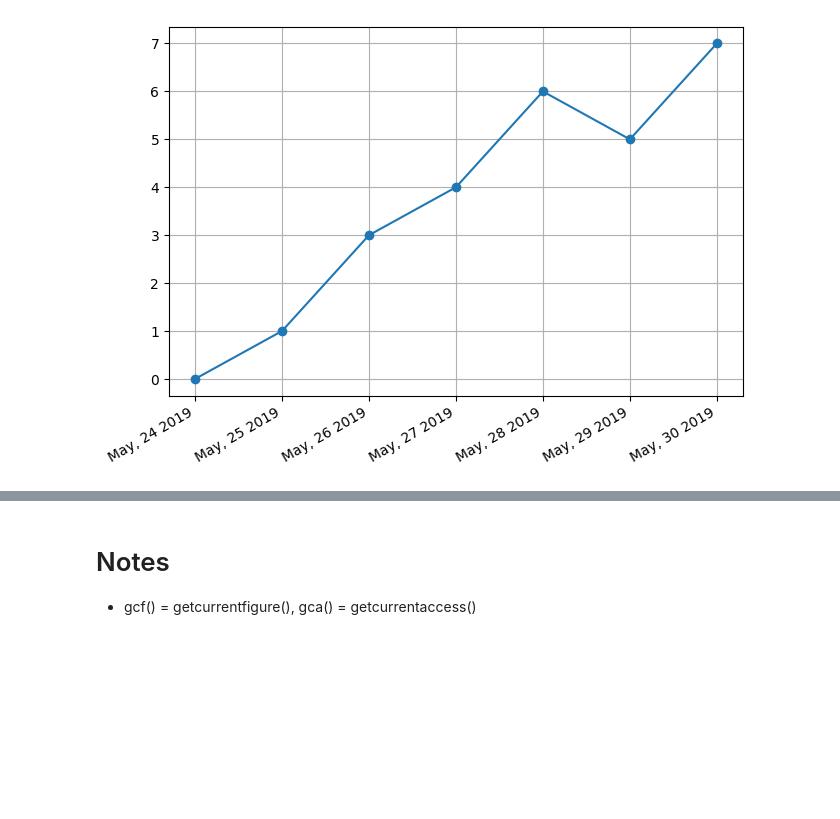
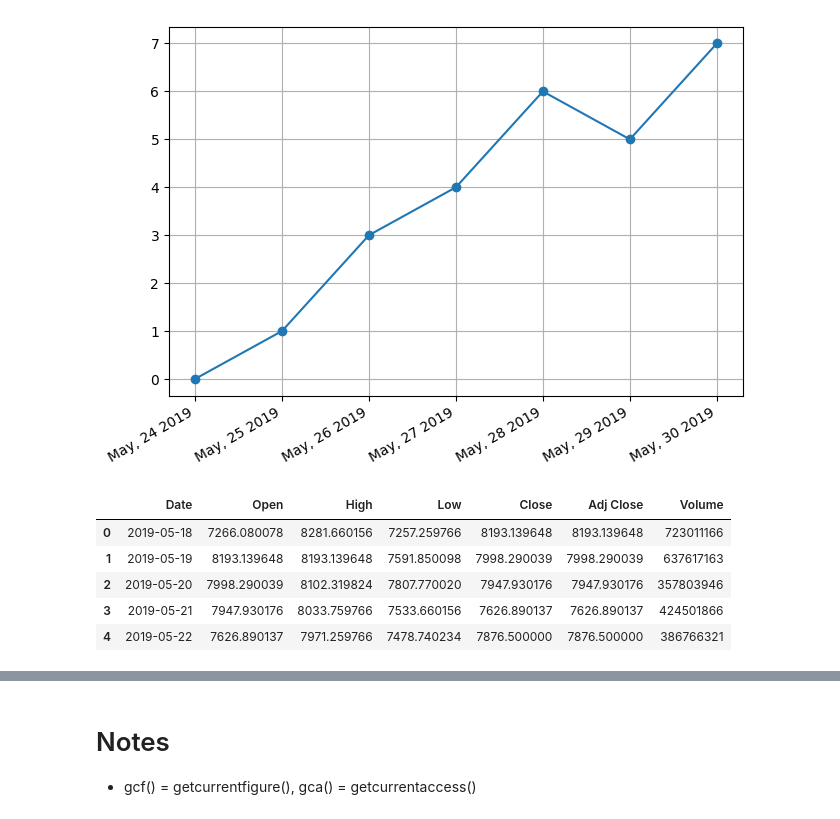
Before and after one commit to AmadouSelleNdiaye/Matplotlib, a Jupyter notebook: Matplotlib-8.ipynb, the cells around one changed output, grey strips where cells are left out. Saved outputs shown, nothing was run; the diff lists cells and outputs as text; code cells hidden in the pictures; blank space fills up the shorter version.

```diff
--- a/Matplotlib-8.ipynb
+++ b/Matplotlib-8.ipynb
@@ -27,3 +28,13 @@ plt.gca().xaxis.set_major_formatter(date_format)
 plt.show()
 # %% [output]
 [figure]
+# %%
+data= pd.read_csv('data_8.csv')
+data.head()
+# %% [output]
+|  | Date | Open | High | Low | Close | Adj Close | Volume |
+| 0 | 2019-05-18 | 7266.080078 | 8281.660156 | 7257.259766 | 8193.139648 | 8193.139648 | 723011166 |
+| 1 | 2019-05-19 | 8193.139648 | 8193.139648 | 7591.850098 | 7998.290039 | 7998.290039 | 637617163 |
+| 2 | 2019-05-20 | 7998.290039 | 8102.319824 | 7807.770020 | 7947.930176 | 7947.930176 | 357803946 |
+| 3 | 2019-05-21 | 7947.930176 | 8033.759766 | 7533.660156 | 7626.890137 | 7626.890137 | 424501866 |
+| 4 | 2019-05-22 | 7626.890137 | 7971.259766 | 7478.740234 | 7876.500000 | 7876.500000 | 386766321 |
```
Also changed, not shown: parts of 3 cells of this notebook, 2 other files.
